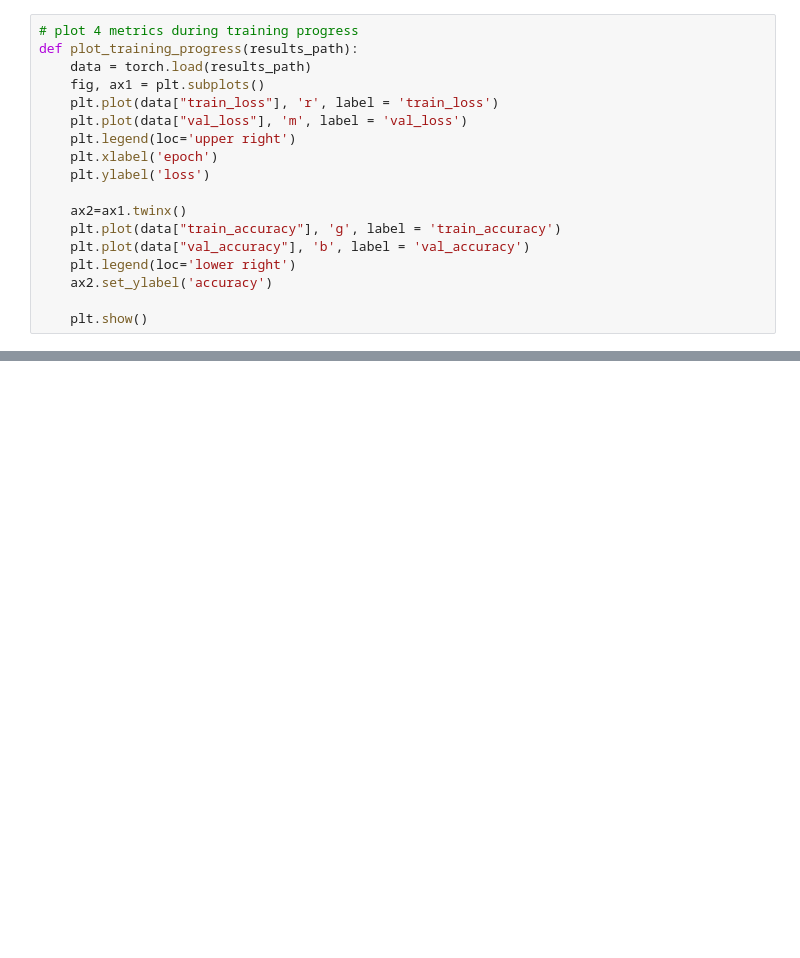
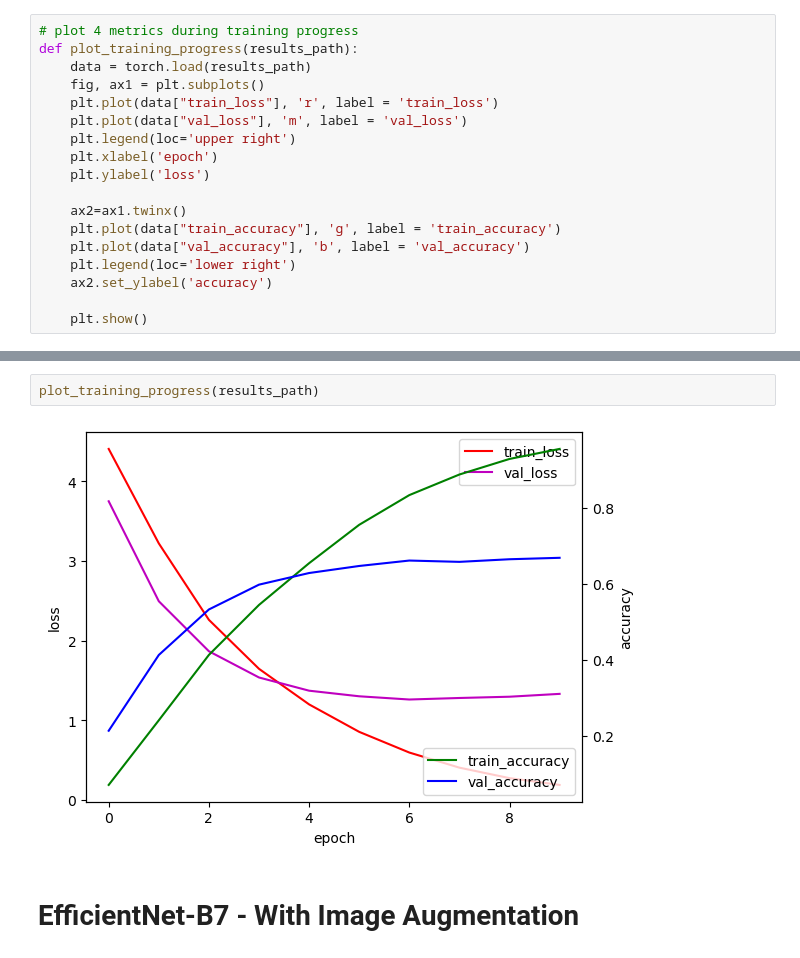
Before and after one commit to AlbertMP/MushroomSafe, a Jupyter notebook: model/resnet_fpn.ipynb, the cells around one changed output, grey strips where cells are left out. Drawn from its saved outputs; the diff is of its cells as text; blank space fills up the shorter version.

```diff
--- a/model/resnet_fpn.ipynb
+++ b/model/resnet_fpn.ipynb
@@ -430,0 +818,6 @@ plot_training_progress(results_path)
+# %%
+plot_training_progress(results_path)
+# %% [output]
+[figure, added]
+# %% [markdown]
+# EfficientNet-B7 - With Image Augmentation
```
Also changed, not shown: parts of 18 cells of this notebook, 2 other files.
